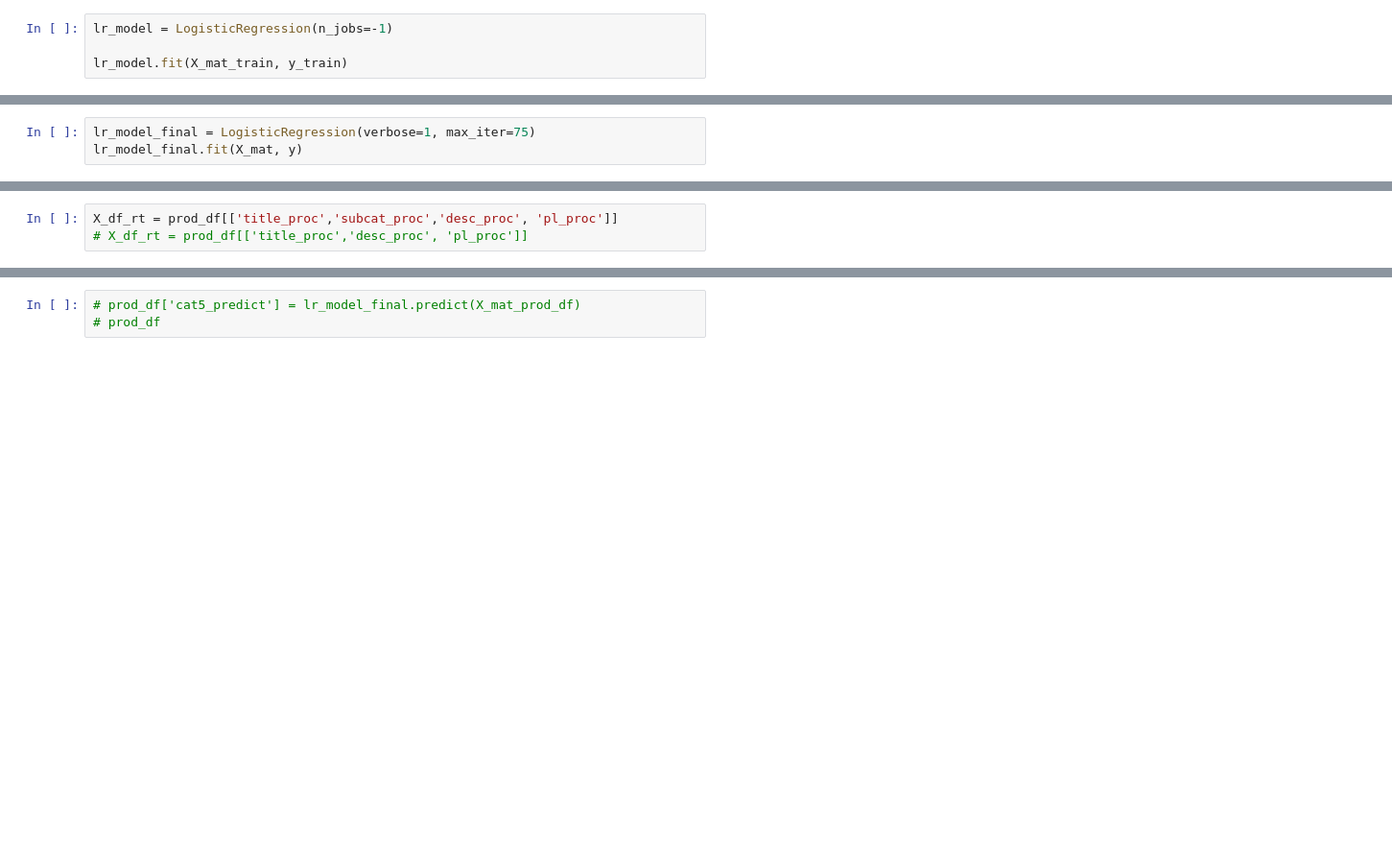
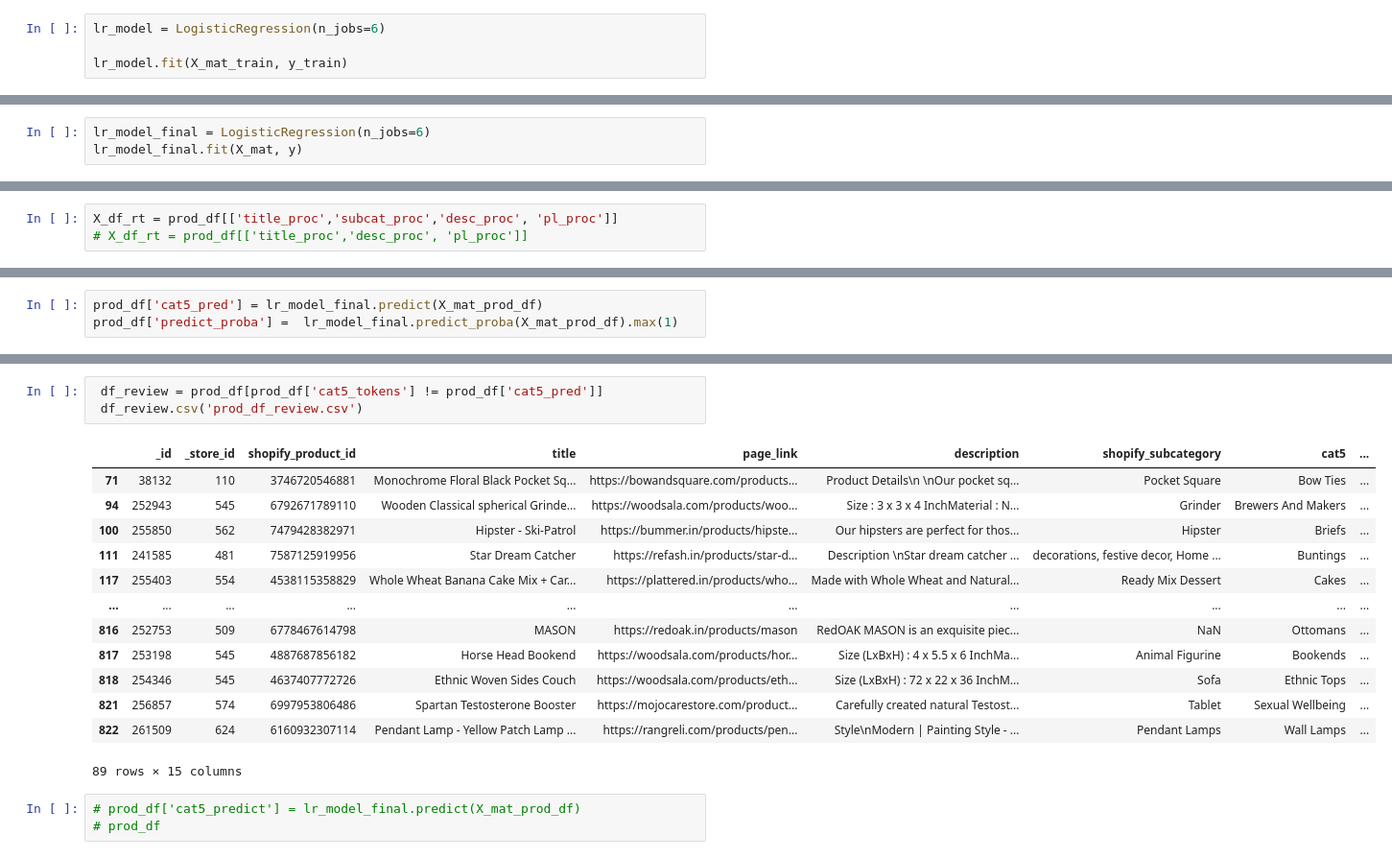
Before and after one commit to The-Downtown-Club/Sept-Exercises, a Jupyter notebook: cat5_model_v4.ipynb, the cells around one changed output, grey strips where cells are left out. Shown at 96% size. Saved outputs shown, nothing was run; the diff lists cells and outputs as text; blank space fills up the shorter version.

```diff
--- a/cat5_model_v4.ipynb
+++ b/cat5_model_v4.ipynb
@@ -111,5 +152,5 @@ X_mat_test
 # %%
-lr_model = LogisticRegression(n_jobs=-1)
+lr_model = LogisticRegression(n_jobs=6)
 
 lr_model.fit(X_mat_train, y_train)
 # %% [output]
@@ -161,3 +205,3 @@ X_mat
 # %%
-lr_model_final = LogisticRegression(verbose=1, max_iter=75)
+lr_model_final = LogisticRegression(n_jobs=6)
 lr_model_final.fit(X_mat, y)
@@ -207,2 +260,5 @@ X_mat_prod_df
+# %%
+prod_df['cat5_pred'] = lr_model_final.predict(X_mat_prod_df)
+prod_df['predict_proba'] =  lr_model_final.predict_proba(X_mat_prod_df).max(1)
 # %%
 print("Accuracy Score Is : ", accuracy_score(prod_df['cat5_tokens'], lr_model_final.predict(X_mat_prod_df)))
@@ -209,3 +267,20 @@ print("Accuracy Score Is : ", accuracy_score(prod_df['cat5_tokens'], lr_model_fi
+# %%
+ df_review = prod_df[prod_df['cat5_tokens'] != prod_df['cat5_pred']]
+ df_review.csv('prod_df_review.csv')
+# %% [output]
+|  | _id | _store_id | shopify_product_id | title | page_link | description | shopify_subcategory | cat5 | ... |
+| 71 | 38132 | 110 | 3746720546881 | Monochrome Floral Black Pocket Sq... | https://bowandsquare.com/products... | Product Details\n \nOur pocket sq... | Pocket Square | Bow Ties | ... |
+| 94 | 252943 | 545 | 6792671789110 | Wooden Classical spherical Grinde... | https://woodsala.com/products/woo... | Size : 3 x 3 x 4 InchMaterial : N... | Grinder | Brewers And Makers | ... |
+| 100 | 255850 | 562 | 7479428382971 | Hipster - Ski-Patrol | https://bummer.in/products/hipste... | Our hipsters are perfect for thos... | Hipster | Briefs | ... |
+| 111 | 241585 | 481 | 7587125919956 | Star Dream Catcher | https://refash.in/products/star-d... | Description \nStar dream catcher ... | decorations, festive decor, Home ... | Buntings | ... |
+| 117 | 255403 | 554 | 4538115358829 | Whole Wheat Banana Cake Mix + Car... | https://plattered.in/products/who... | Made with Whole Wheat and Natural... | Ready Mix Dessert | Cakes | ... |
+| ... | ... | ... | ... | ... | ... | ... | ... | ... | ... |
+| 816 | 252753 | 509 | 6778467614798 | MASON | https://redoak.in/products/mason | RedOAK MASON is an exquisite piec... | NaN | Ottomans | ... |
+| 817 | 253198 | 545 | 4887687856182 | Horse Head Bookend | https://woodsala.com/products/hor... | Size (LxBxH) : 4 x 5.5 x 6 InchMa... | Animal Figurine | Bookends | ... |
+| 818 | 254346 | 545 | 4637407772726 | Ethnic Woven Sides Couch | https://woodsala.com/products/eth... | Size (LxBxH) : 72 x 22 x 36 InchM... | Sofa | Ethnic Tops | ... |
+| 821 | 256857 | 574 | 6997953806486 | Spartan Testosterone Booster | https://mojocarestore.com/product... | Carefully created natural Testost... | Tablet | Sexual Wellbeing | ... |
+| 822 | 261509 | 624 | 6160932307114 | Pendant Lamp - Yellow Patch Lamp ... | https://rangreli.com/products/pen... | Style\nModern | Painting Style - ... | Pendant Lamps | Wall Lamps | ... |
+89 rows × 15 columns
 # %%
 # prod_df['cat5_predict'] = lr_model_final.predict(X_mat_prod_df)
 # prod_df
```
Also changed, not shown: parts of 24 cells of this notebook.
